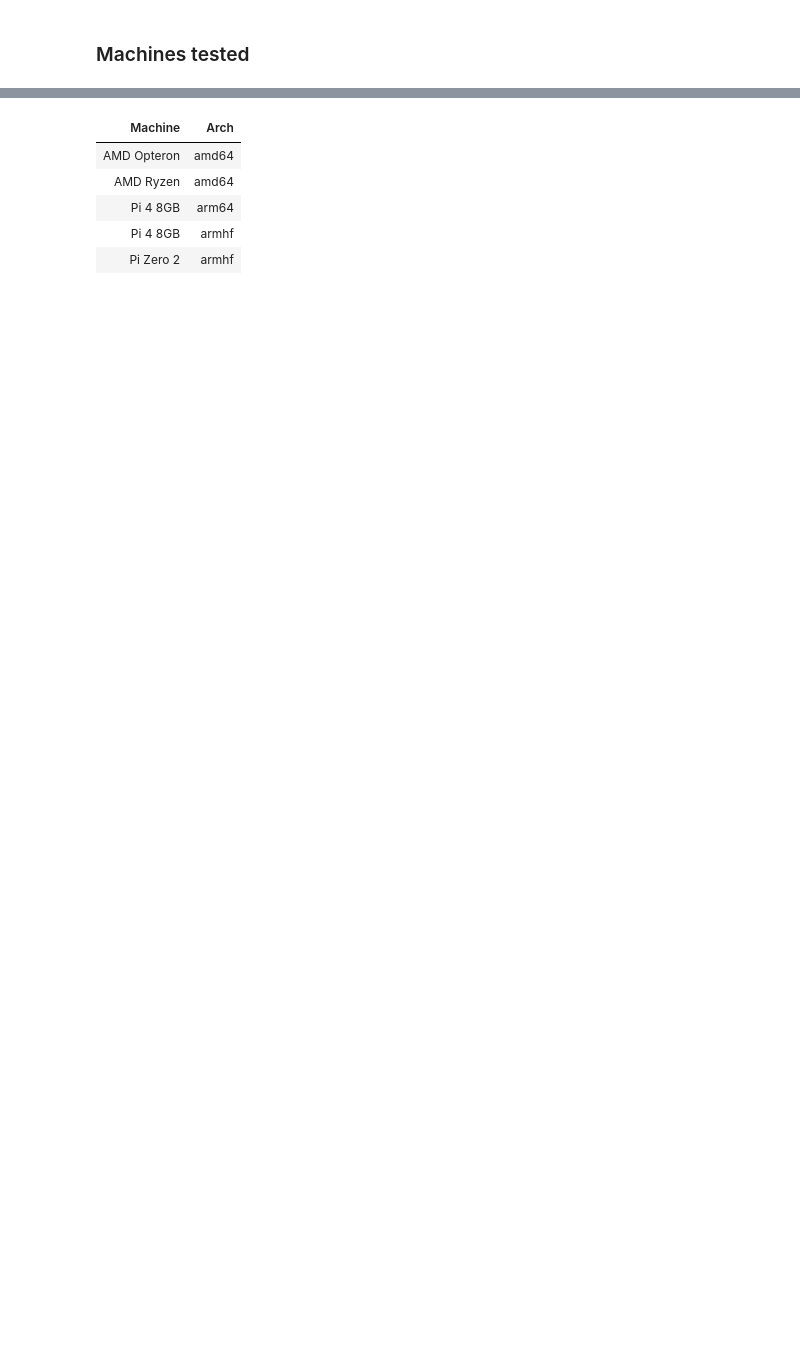
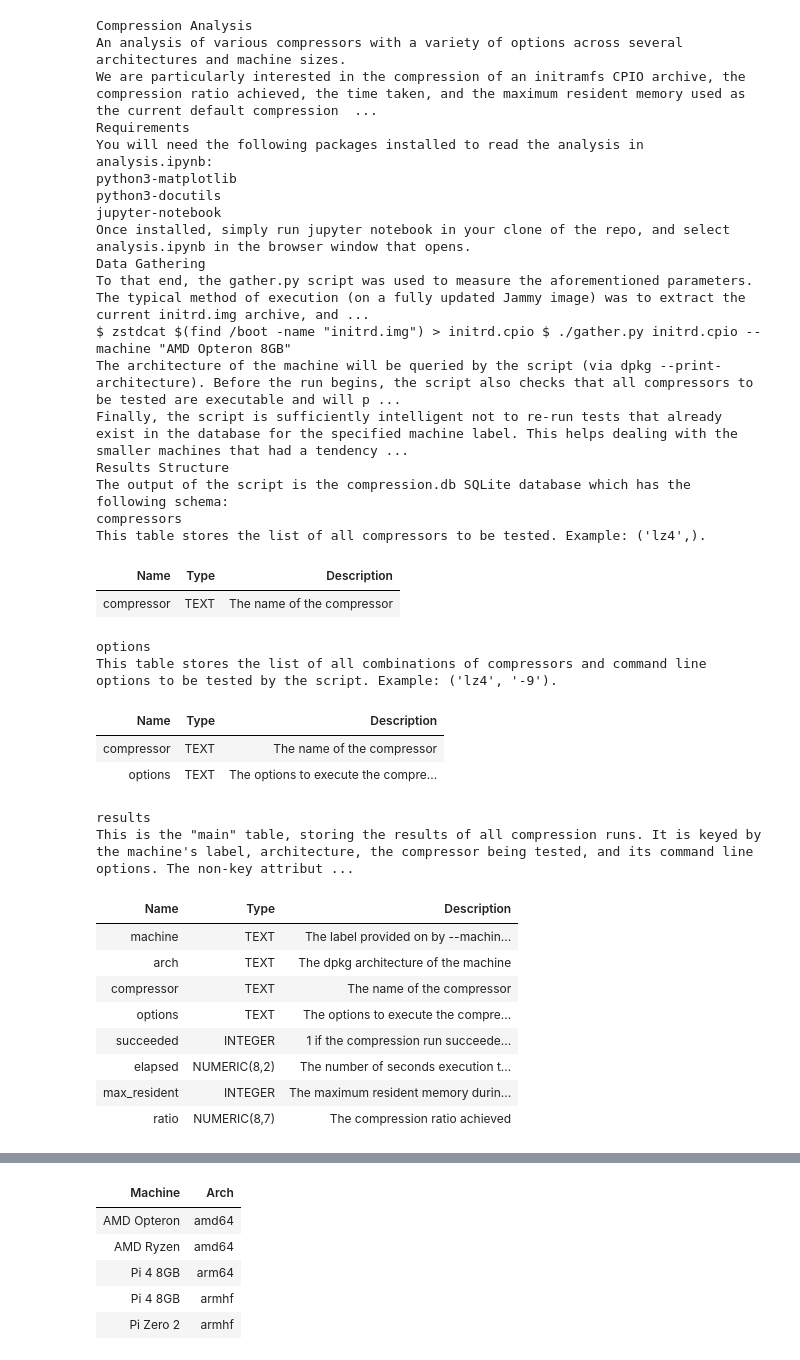
Before and after one commit to waveform80/compression, a Jupyter notebook: analysis.ipynb, the cells around one changed output, grey strips where cells are left out. Drawn from its saved outputs; the diff is of its cells as text; code cells hidden in the pictures; blank space fills up the shorter version.

Commit message:
Add a decent chunk of README documentation

```diff
--- a/analysis.ipynb
+++ b/analysis.ipynb
@@ -50 +9,42 @@ from IPython.core.display import HTML
+# %%
+with open('README.rst') as readme:
+    doc = publish_parts(readme.read(), writer_name='html')
+HTML(doc['html_body'])
+# %% [output]
+Compression Analysis
+An analysis of various compressors with a variety of options across several architectures and machine sizes.
+We are particularly interested in the compression of an initramfs CPIO archive, the compression ratio achieved, the time taken, and the maximum resident memory used as the current default compression  ...
+Requirements
+You will need the following packages installed to read the analysis in analysis.ipynb:
+python3-matplotlib
+python3-docutils
+jupyter-notebook
+Once installed, simply run jupyter notebook in your clone of the repo, and select analysis.ipynb in the browser window that opens.
+Data Gathering
+To that end, the gather.py script was used to measure the aforementioned parameters. The typical method of execution (on a fully updated Jammy image) was to extract the current initrd.img archive, and ...
+$ zstdcat $(find /boot -name "initrd.img") > initrd.cpio $ ./gather.py initrd.cpio --machine "AMD Opteron 8GB"
+The architecture of the machine will be queried by the script (via dpkg --print-architecture). Before the run begins, the script also checks that all compressors to be tested are executable and will p ...
+Finally, the script is sufficiently intelligent not to re-run tests that already exist in the database for the specified machine label. This helps dealing with the smaller machines that had a tendency ...
+Results Structure
+The output of the script is the compression.db SQLite database which has the following schema:
+compressors
+This table stores the list of all compressors to be tested. Example: ('lz4',).
+| Name | Type | Description |
+| compressor | TEXT | The name of the compressor |
+options
+This table stores the list of all combinations of compressors and command line options to be tested by the script. Example: ('lz4', '-9').
+| Name | Type | Description |
+| compressor | TEXT | The name of the compressor |
+| options | TEXT | The options to execute the compre... |
+results
+This is the "main" table, storing the results of all compression runs. It is keyed by the machine's label, architecture, the compressor being tested, and its command line options. The non-key attribut ...
+| Name | Type | Description |
+| machine | TEXT | The label provided on by --machin... |
+| arch | TEXT | The dpkg architecture of the machine |
+| compressor | TEXT | The name of the compressor |
+| options | TEXT | The options to execute the compre... |
+| succeeded | INTEGER | 1 if the compression run succeede... |
+| elapsed | NUMERIC(8,2) | The number of seconds execution t... |
+| max_resident | INTEGER | The maximum resident memory durin... |
+| ratio | NUMERIC(8,7) | The compression ratio achieved |
 # %%
@@ -72,5 +72,3 @@ def show_query(sql):
 <thead><tr>{headers}</tr></thead>
 <tbody>{data}</tbody>
 </table>"""
-# %% [markdown]
-### Machines tested
```
Also changed, not shown: parts of 11 cells of this notebook, 1 other file.
